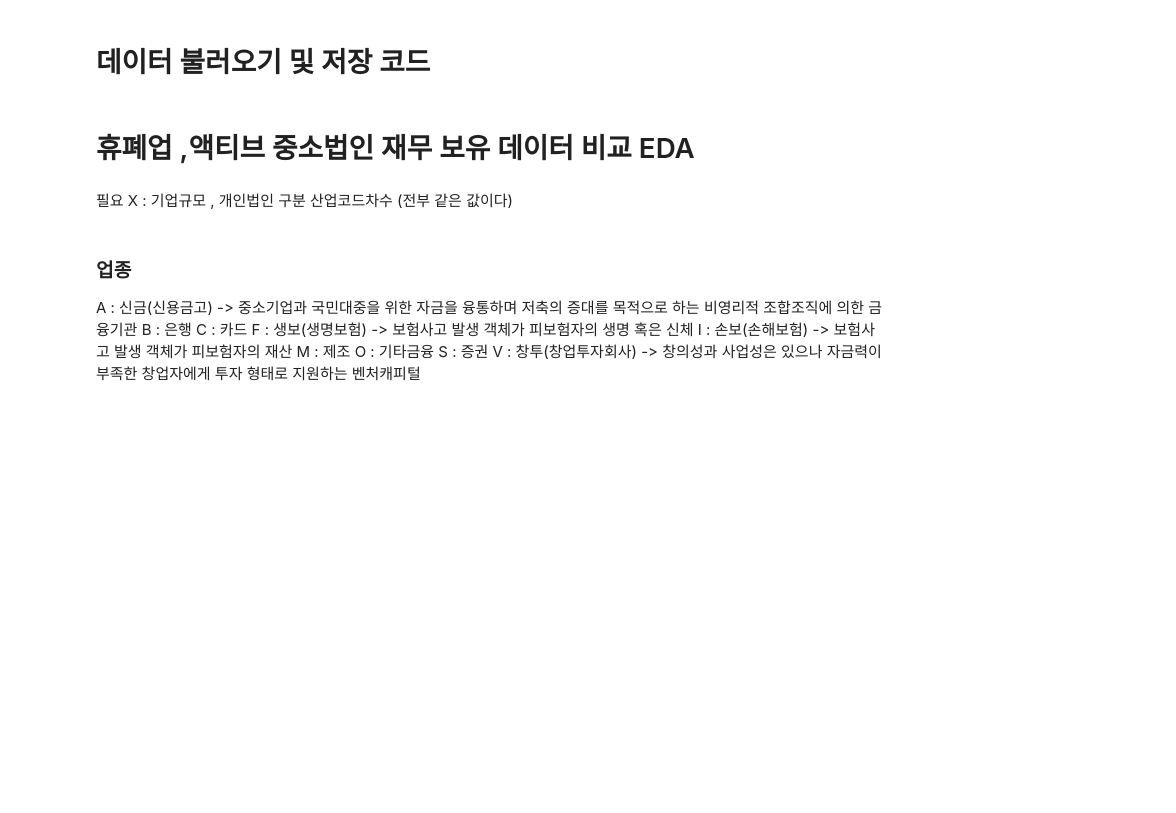
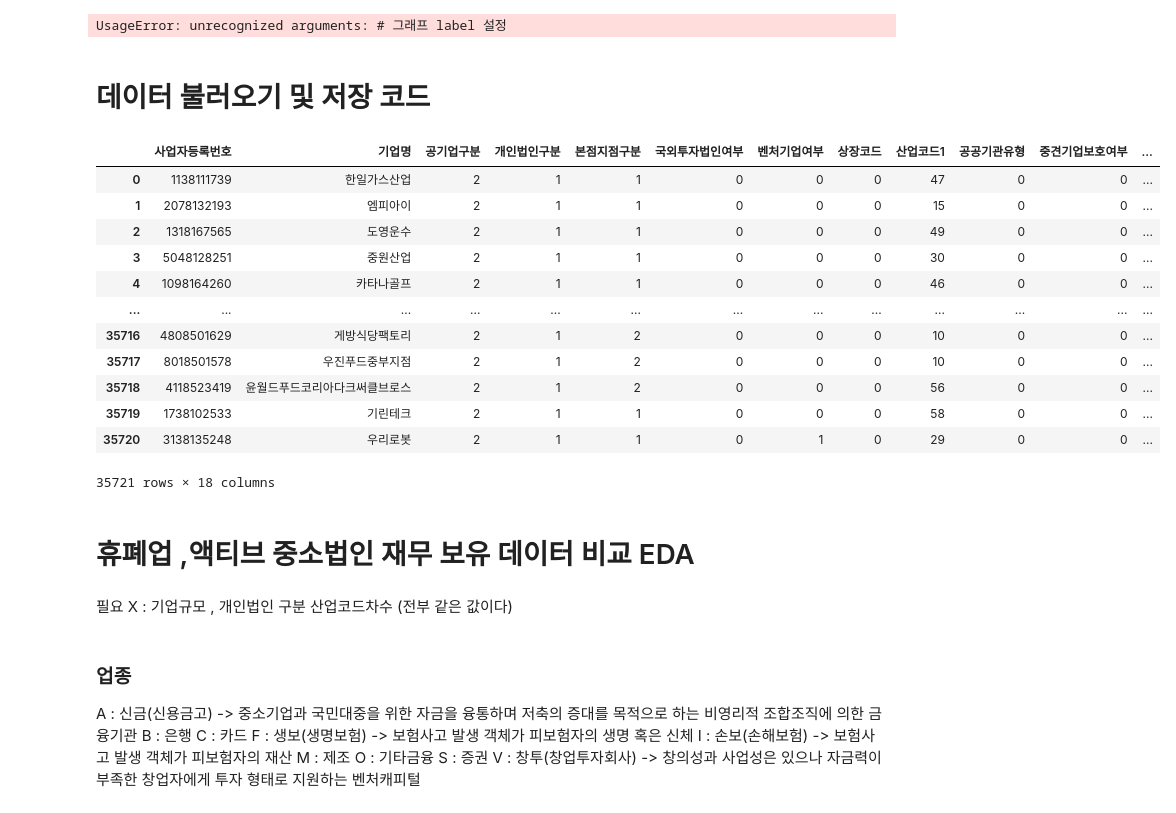
Before and after one commit to YoonJiHwan98/numble_repo, a Jupyter notebook: code/numble_EDA.ipynb, the cells around one changed output. Drawn from its saved outputs; the diff is of its cells as text; code cells hidden in the pictures; blank space fills up the shorter version.

```diff
--- a/code/numble_EDA.ipynb
+++ b/code/numble_EDA.ipynb
@@ -6,2 +14,10 @@ import matplotlib.pyplot as plt
+# %%
+%matplotlib inline
+import matplotlib as mpl
+mpl.rc('axes',labelsize = 20)
+mpl.rc('xtick',labelsize = 20)
+mpl.rc('ytick',labelsize = 20)
+# %% [output]
+UsageError: unrecognized arguments: # 그래프 label 설정
 # %% [markdown]
 # 데이터 불러오기 및 저장 코드
@@ -11,3 +24,20 @@ df_jaemu = pd.read_csv(r'C:\Users\yoon9\Desktop\3-2\Numble\넘블 챌린지 데
+# %%
+df = pd.read_csv(r'C:\Users\yoon9\PycharmProjects\Sejong_Project\Numble\data\company_info(전체).csv')
+df
+# %% [output]
+|  | 사업자등록번호 | 기업명 | 공기업구분 | 개인법인구분 | 본점지점구분 | 국외투자법인여부 | 벤처기업여부 | 상장코드 | 산업코드1 | 공공기관유형 | 중견기업보호여부 | ... |
+| 0 | 1138111739 | 한일가스산업 | 2 | 1 | 1 | 0 | 0 | 0 | 47 | 0 | 0 | ... |
+| 1 | 2078132193 | 엠피아이 | 2 | 1 | 1 | 0 | 0 | 0 | 15 | 0 | 0 | ... |
+| 2 | 1318167565 | 도영운수 | 2 | 1 | 1 | 0 | 0 | 0 | 49 | 0 | 0 | ... |
+| 3 | 5048128251 | 중원산업 | 2 | 1 | 1 | 0 | 0 | 0 | 30 | 0 | 0 | ... |
+| 4 | 1098164260 | 카타나골프 | 2 | 1 | 1 | 0 | 0 | 0 | 46 | 0 | 0 | ... |
+| ... | ... | ... | ... | ... | ... | ... | ... | ... | ... | ... | ... | ... |
+| 35716 | 4808501629 | 게방식당팩토리 | 2 | 1 | 2 | 0 | 0 | 0 | 10 | 0 | 0 | ... |
+| 35717 | 8018501578 | 우진푸드중부지점 | 2 | 1 | 2 | 0 | 0 | 0 | 10 | 0 | 0 | ... |
+| 35718 | 4118523419 | 윤월드푸드코리아다크써클브로스 | 2 | 1 | 2 | 0 | 0 | 0 | 56 | 0 | 0 | ... |
+| 35719 | 1738102533 | 기린테크 | 2 | 1 | 1 | 0 | 0 | 0 | 58 | 0 | 0 | ... |
+| 35720 | 3138135248 | 우리로봇 | 2 | 1 | 1 | 0 | 1 | 0 | 29 | 0 | 0 | ... |
+35721 rows × 18 columns
 # %%
 import os
 
```
Also changed, not shown: parts of 25 cells of this notebook, 17 other files.
